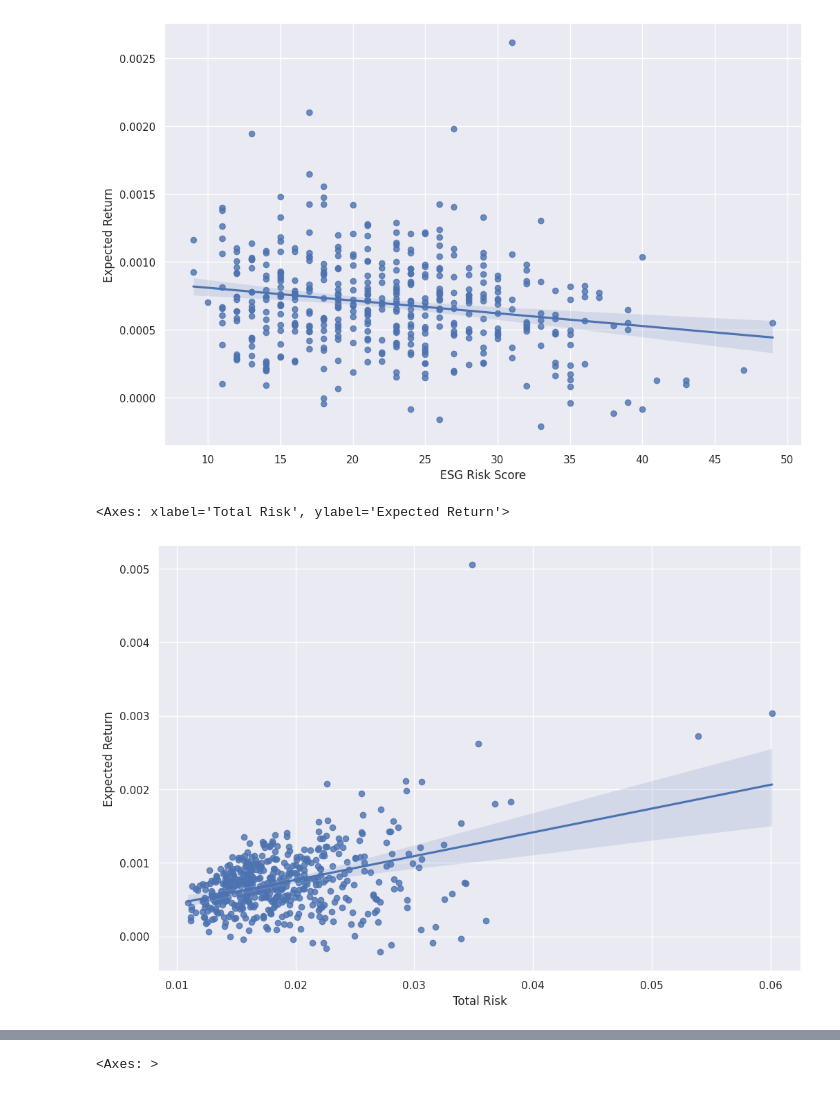
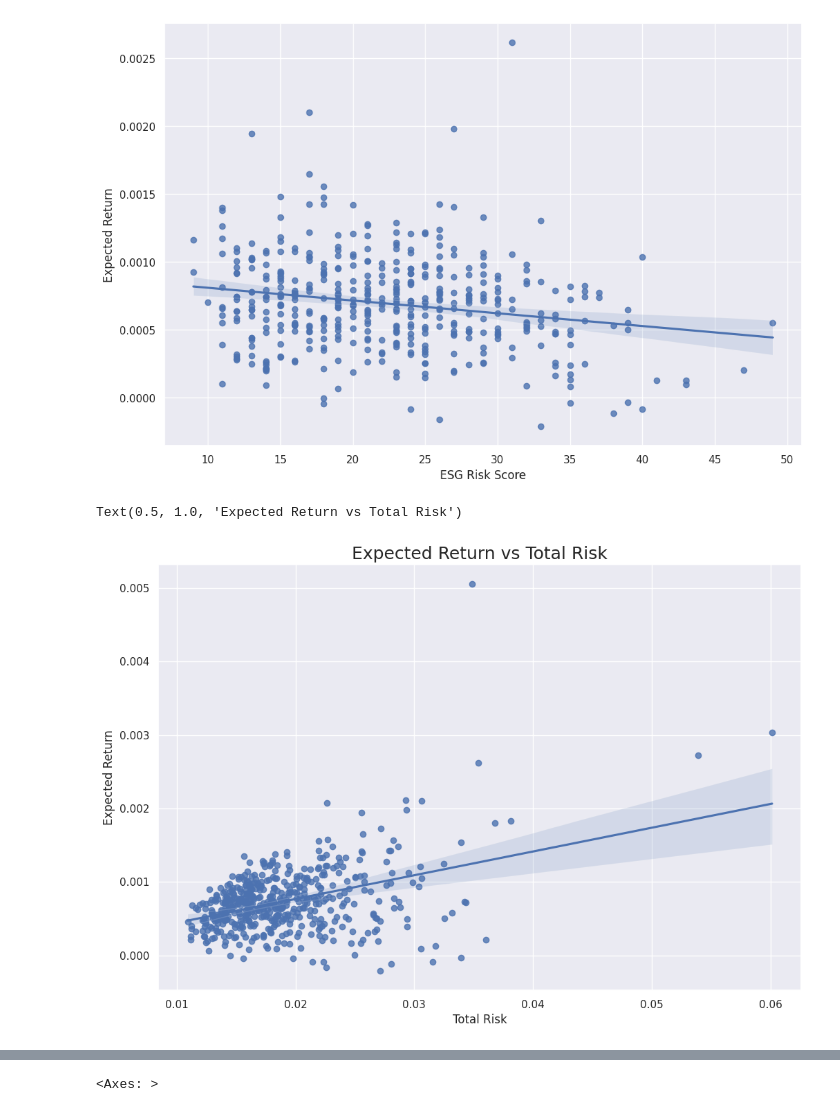
Before and after one commit to matteovignoli/Esercitazioni, a Jupyter notebook: Data_driven_investing_2.ipynb, the cells around one changed output, grey strips where cells are left out. Saved outputs shown, nothing was run; the diff lists cells and outputs as text; code cells hidden in the pictures.

```diff
--- a/Data_driven_investing_2.ipynb
+++ b/Data_driven_investing_2.ipynb
@@ -90,9 +93,10 @@ sns.regplot(y=df_master['Expected Return'], x=df_master['ESG Risk Score'])
 # %%
 plt.figure(figsize=[12,8])
 sns.regplot(y=df_master['Expected Return'], x=df_master['Total Risk'])
+plt.title('Expected Return vs Total Risk', fontsize=18)
 # %% [output]
-<Axes: xlabel='Total Risk', ylabel='Expected Return'>
+Text(0.5, 1.0, 'Expected Return vs Total Risk')
-[figure, old version]
+[figure, new version]
 # %%
 plt.figure(figsize=[12,8])
 sns.regplot(y=df_master['Total Risk'], x=df_master['ESG Risk Score'])
```
Also changed, not shown: parts of 5 cells of this notebook.
